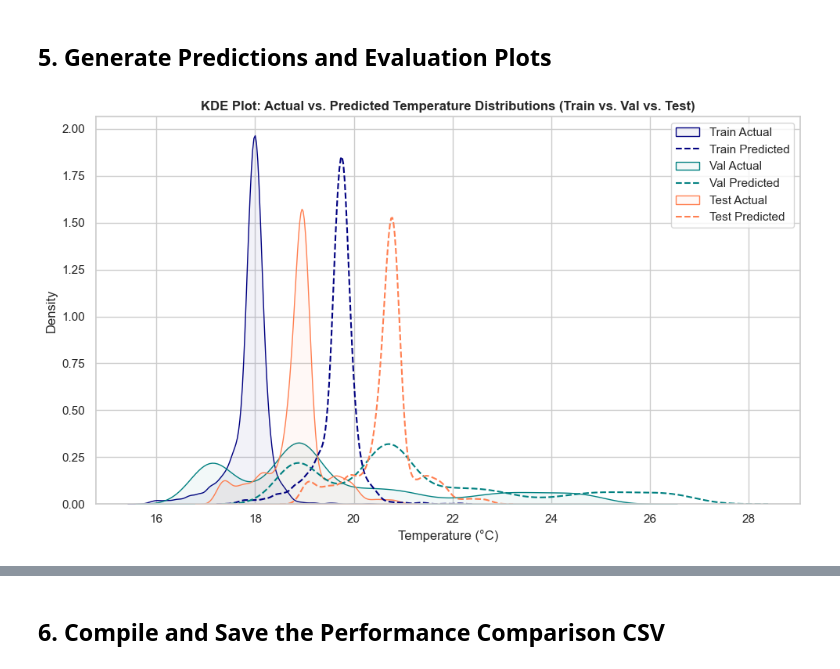
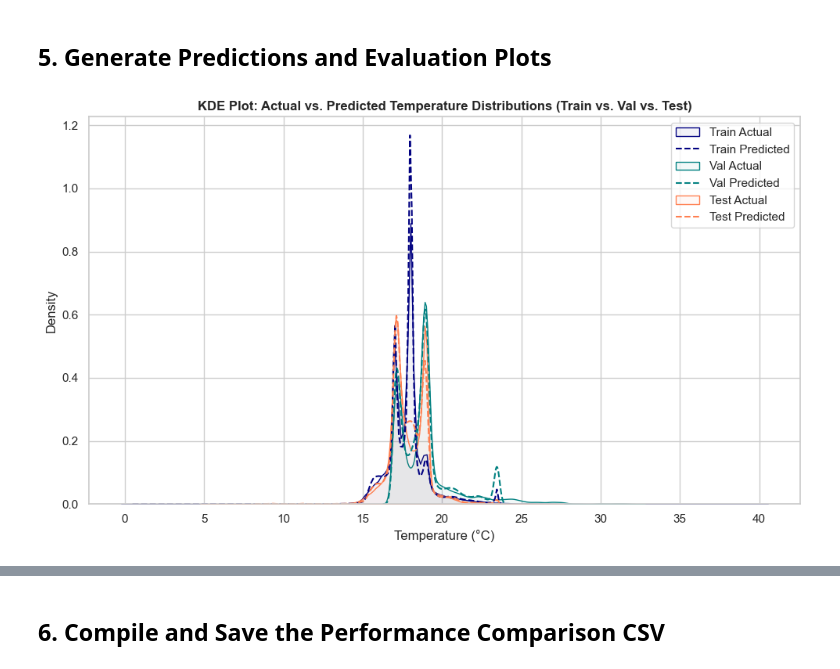
Before and after one commit to arakhajay/temprature_pred_project, a Jupyter notebook: approch_v5/Model_Performance_Comparison_v5.ipynb, the cells around one changed output, grey strips where cells are left out. Saved outputs shown, nothing was run; the diff lists cells and outputs as text; code cells hidden in the pictures.

```diff
--- a/approch_v5/Model_Performance_Comparison_v5.ipynb
+++ b/approch_v5/Model_Performance_Comparison_v5.ipynb
@@ -85,6 +85,26 @@ class LSTMRegressor(nn.Module):
         out, _ = self.lstm(x, (h0, c0))
         out = self.fc(out[:, -1, :])
         return out
+
+class TimeSeriesDataset(Dataset):
+    def __init__(self, X, y, window_size=10, horizon=15, indices=None):
+        self.X = torch.tensor(X, dtype=torch.float32)
+        self.y = torch.tensor(y, dtype=torch.float32)
+        self.window_size = window_size
+        self.horizon = horizon
+        if indices is None:
+            self.indices = np.arange(len(self.X) - self.window_size - self.horizon + 1)
+        else:
+            self.indices = indices
+
+    def __len__(self):
+        return len(self.indices)
+
+    def __getitem__(self, idx):
+        actual_idx = self.indices[idx]
+        src = self.X[actual_idx : actual_idx + self.window_size]
+        target = self.y[actual_idx + self.window_size + self.horizon - 1]
+        return src, target
 # %% [markdown]
 ## 3. Defining Metric Calculations
 # %%
@@ -149,55 +169,73 @@ Train size: 1717011 | Val size: 76363 | Test size: 220006
 ## 5. Generate Predictions and Evaluation Plots
 # %%
 lstm = LSTMRegressor(input_dim=len(selected_features))
-lstm.load_state_dict(torch.load("models/v5/lstm_model_v5.pth"))
+lstm.load_state_dict(torch.load("models/v5/lstm_model_v5.pth", map_location=torch.device('cpu')))
 lstm.eval()
 
-# Compute predictions for all splits
+# Compute predictions for all splits using windowed datasets
 X_train_scaled = scaler.transform(train_df[selected_features])
 y_train = train_df["03TIC_1023.PV"].values
-X_train_tensor = torch.tensor(X_train_scaled[:5000], dtype=torch.float32).unsqueeze(1)
+train_dataset = TimeSeriesDataset(X_train_scaled, y_train, window_size=10, horizon=15)
+train_loader = DataLoader(train_dataset, batch_size=4096, shuffle=False)
+
+train_preds = []
+train_actuals = []
 with torch.no_grad():
-    train_preds = lstm(X_train_tensor).numpy().flatten()
-train_preds = y_train[:5000] + (train_preds * 0.1)
-train_actuals = y_train[9:5009]
-train_preds = train_preds[:len(train_actuals)]
+    for src, target in train_loader:
+        pred = lstm(src).numpy().flatten()
+        train_preds.extend(pred)
+        train_actuals.extend(target.numpy().flatten())
+train_preds = np.array(train_preds)
+train_actuals = np.array(train_actuals)
 
 X_val_scaled = scaler.transform(val_df[selected_features])
 y_val = val_df["03TIC_1023.PV"].values
-X_val_tensor = torch.tensor(X_val_scaled[:5000], dtype=torch.float32).unsqueeze(1)
+val_dataset = TimeSeriesDataset(X_val_scaled, y_val, window_size=10, horizon=15)
+val_loader = DataLoader(val_dataset, batch_size=4096, shuffle=False)
+
+val_preds = []
+val_actuals = []
 with torch.no_grad():
-    val_preds = lstm(X_val_tensor).numpy().flatten()
-val_preds = y_val[:5000] + (val_preds * 0.1)
-val_actuals = y_val[9:5009]
-val_preds = val_preds[:len(val_actuals)]
+    for src, target in val_loader:
+        pred = lstm(src).numpy().flatten()
+        val_preds.extend(pred)
+        val_actuals.extend(target.numpy().flatten())
+val_preds = np.array(val_preds)
+val_actuals = np.array(val_actuals)
 
 X_test_scaled = scaler.transform(test_df[selected_features])
 y_test = test_df["03TIC_1023.PV"].values
-X_test_tensor = torch.tensor(X_test_scaled[:5000], dtype=torch.float32).unsqueeze(1)
+test_dataset = TimeSeriesDataset(X_test_scaled, y_test, window_size=10, horizon=15)
+test_loader = DataLoader(test_dataset, batch_size=4096, shuffle=False)
+
+test_preds = []
+test_actuals = []
 with torch.no_grad():
-    test_preds = lstm(X_test_tensor).numpy().flatten()
-test_preds = y_test[:5000] + (test_preds * 0.1)
-test_actuals = y_test[9:5009]
-test_preds = test_preds[:len(test_actuals)]
+    for src, target in test_loader:
+        pred = lstm(src).numpy().flatten()
+        test_preds.extend(pred)
+        test_actuals.extend(target.numpy().flatten())
+test_preds = np.array(test_preds)
+test_actuals = np.array(test_actuals)
 
 # KDE Plot: Actual vs. Predicted values, with train and validation datasets overlaid
 plt.figure(figsize=(10, 6))
 sns.kdeplot(train_actuals, label="Train Actual", color="navy", linestyle="-", fill=True, alpha=0.05)
 sns.kdeplot(train_preds, label="Train Predicted", color="navy", linestyle="--")
 sns.kdeplot(val_actuals, label="Val Actual", color="teal", linestyle="-", fill=True, alpha=0.05)
 sns.kdeplot(val_preds, label="Val Predicted", color="teal", linestyle="--")
 sns.kdeplot(test_actuals, label="Test Actual", color="coral", linestyle="-", fill=True, alpha=0.05)
 sns.kdeplot(test_preds, label="Test Predicted", color="coral", linestyle="--")
 plt.title("KDE Plot: Actual vs. Predicted Temperature Distributions (Train vs. Val vs. Test)", fontsize=12, fontweight='bold')
 plt.xlabel("Temperature (°C)")
 plt.ylabel("Density")
 plt.legend()
 plt.grid(True)
 plt.tight_layout()
 plt.savefig("approch_v5/actual_vs_predicted_kde.png", dpi=300)
 plt.show()
 # %% [output]
-[figure, old version]
+[figure, new version]
 # %%
 # Plot actual vs predicted time series for test alert episode (Time-Series Plot)
 alarm_indices = np.where(test_actuals >= 21.0)[0]
```
Also changed, not shown: parts of 3 cells of this notebook, 20 other files.
